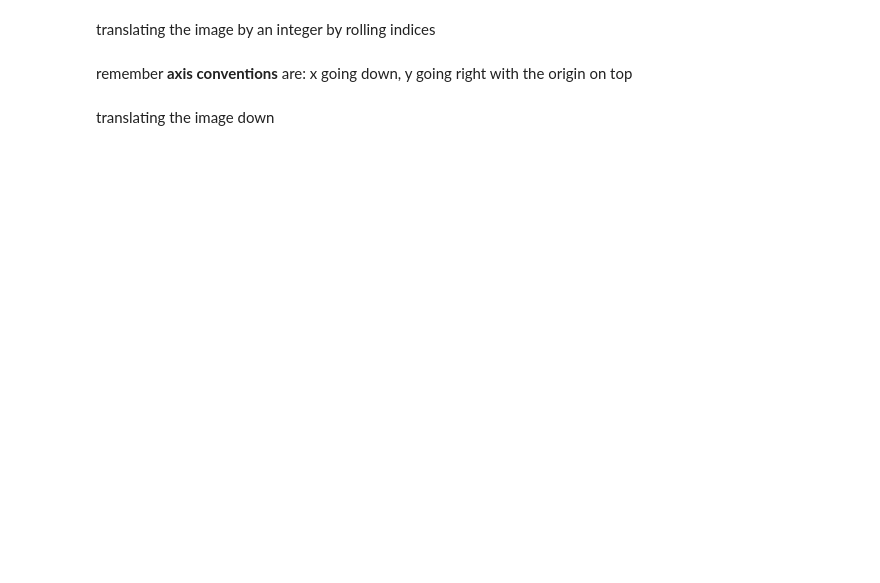
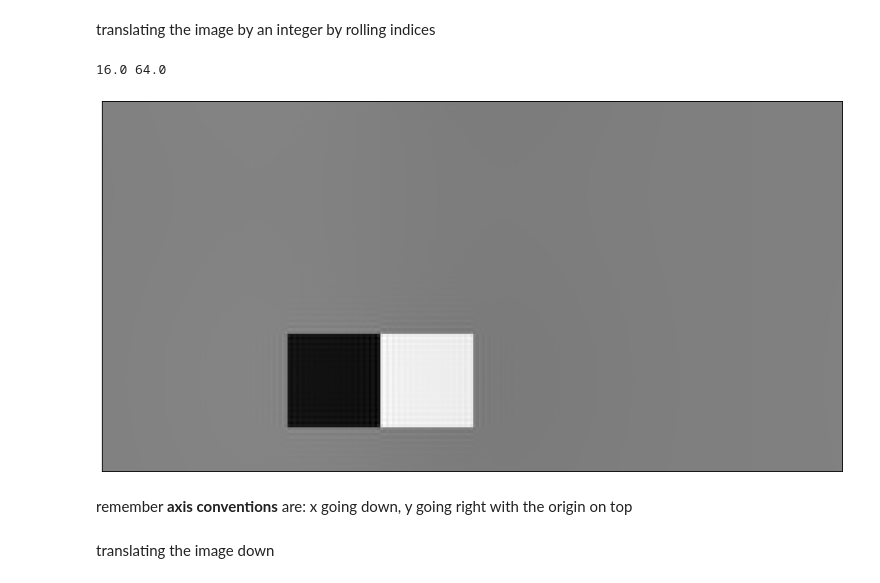
Before and after one commit to bicv/SLIP, a Jupyter notebook: test_SLIP.ipynb, the cells around one changed output. Saved outputs shown, nothing was run; the diff lists cells and outputs as text; code cells hidden in the pictures; blank space fills up the shorter version.

```diff
--- a/test_SLIP.ipynb
+++ b/test_SLIP.ipynb
@@ -334,8 +334,11 @@ AttributeError: 'Image' object has no attribute 'N_X'
 # %% [markdown]
 translating the image by an integer by rolling indices
 # %%
-print(im.N_X/8., im.N_Y/4.)
-_ = im.imshow(np.roll(np.roll(image, np.int(im.N_X/8.), axis=0), np.int(im.N_X/4.), axis=1))
+print(im.pe.N_X/8., im.pe.N_Y/4.)
+_ = im.imshow(np.roll(np.roll(image, np.int(im.pe.N_X/8.), axis=0), np.int(im.pe.N_X/4.), axis=1))
+# %% [output]
+16.0 64.0
+[figure, added]
 # %% [markdown]
 remember **axis conventions** are: x going down, y going right with the origin on top
 # %% [markdown]
```
Also changed, not shown: parts of 37 cells of this notebook, 1 other file.
